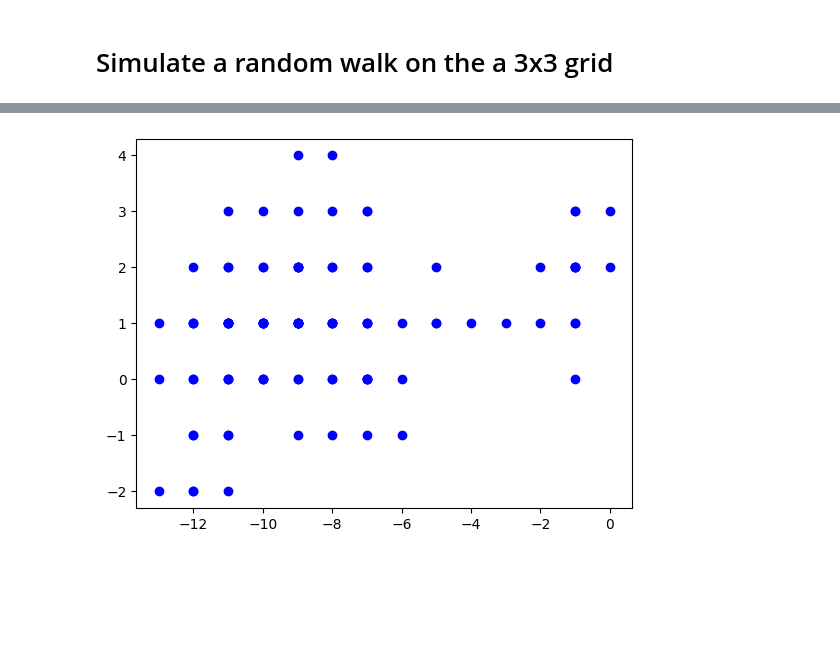
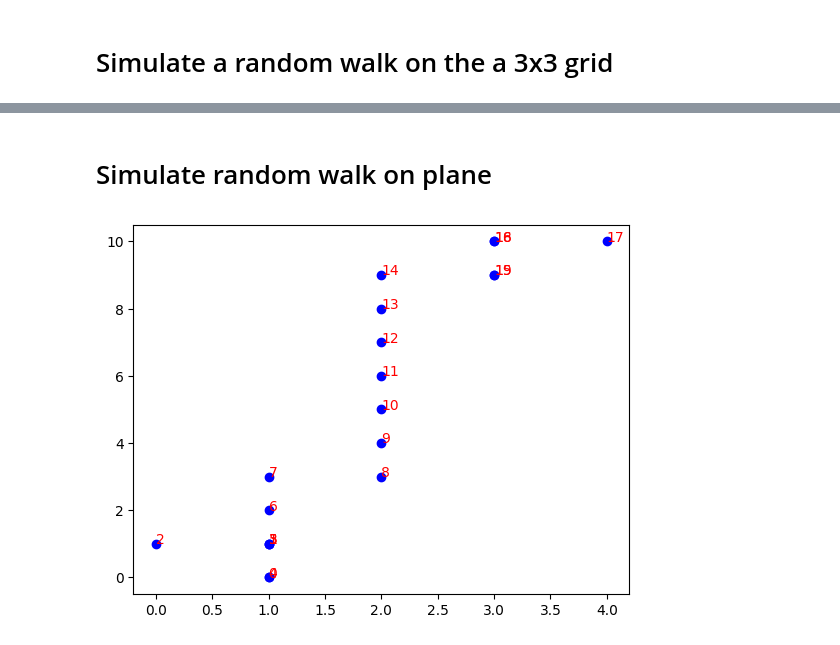
Before and after one commit to jackbullen/Math-248, a Jupyter notebook: test3.ipynb, the cells around one changed output, grey strips where cells are left out. Drawn from its saved outputs; the diff is of its cells as text; code cells hidden in the pictures; blank space fills up the shorter version.

```diff
--- a/test3.ipynb
+++ b/test3.ipynb
@@ -7,3 +62,5 @@ import matplotlib.pyplot as plt
+# %% [markdown]
+# Simulate random walk on plane
 # %%
 def move(curr, p=[0.25,0.25,0.25,0.25]):
     move = np.random.choice(['N','S','E','W'], p=p)
@@ -19,10 +76,11 @@ def move(curr, p=[0.25,0.25,0.25,0.25]):
 # %%
 x0 = [0,0]
 PTS = [x0]
-n_moves = 100
+n_moves = 20
 for _ in range(n_moves):
     x0 = move(x0)
     PTS.append(x0)
     plt.plot(x0[0], x0[1], 'bo')
+    plt.text(x0[0], x0[1], str(_), color='red')
 # %% [output]
-[figure, old version]
+[figure, new version]
```
Also changed, not shown: parts of 1 cell of this notebook, 3 other files.
